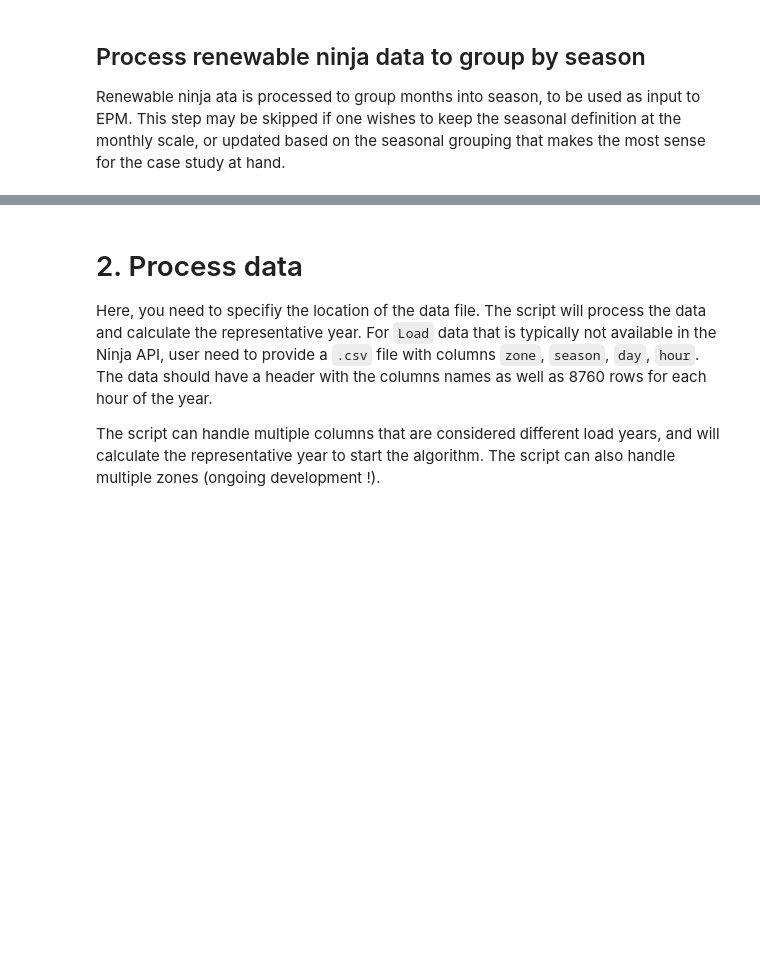
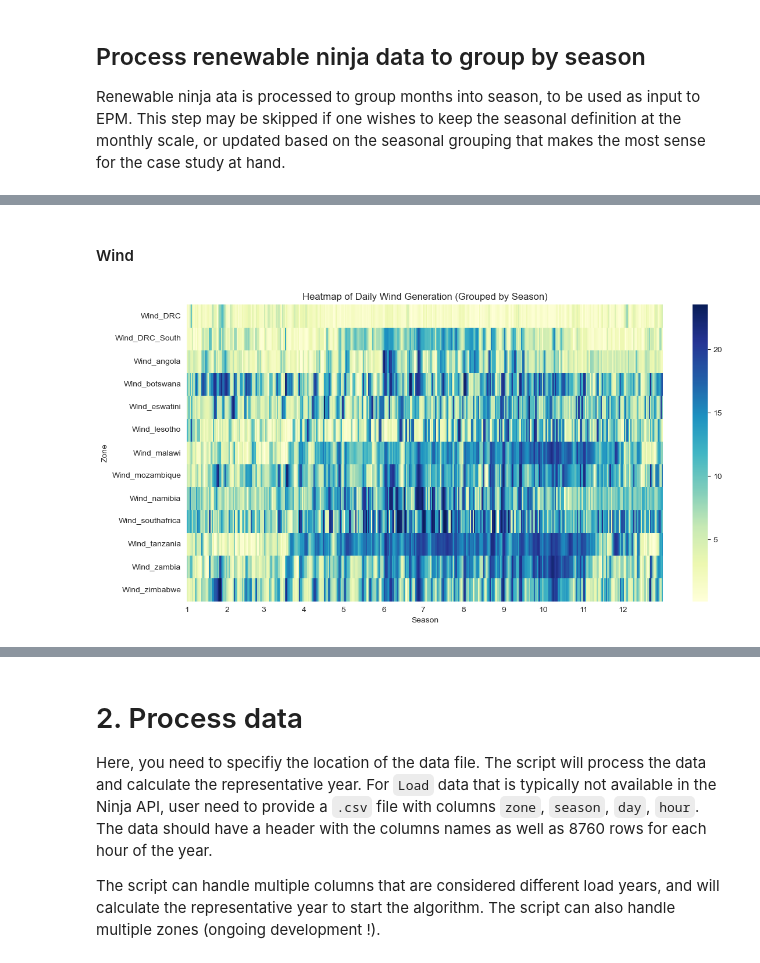
Before and after one commit to ESMAP-World-Bank-Group/Planning-tools, a Jupyter notebook: representative_days.ipynb, the cells around one changed output, grey strips where cells are left out. Drawn from its saved outputs; the diff is of its cells as text; code cells hidden in the pictures; blank space fills up the shorter version.

```diff
--- a/representative_days.ipynb
+++ b/representative_days.ipynb
@@ -135,0 +196,6 @@ Renewable ninja ata is processed to group months into season, to be used as inpu
+# %% [markdown]
+#### Wind
+# %%
+make_heatmap(df_energy, tech='Wind')
+# %% [output]
+[figure, added]
```
Also changed, not shown: parts of 13 cells of this notebook, 1 other file.
